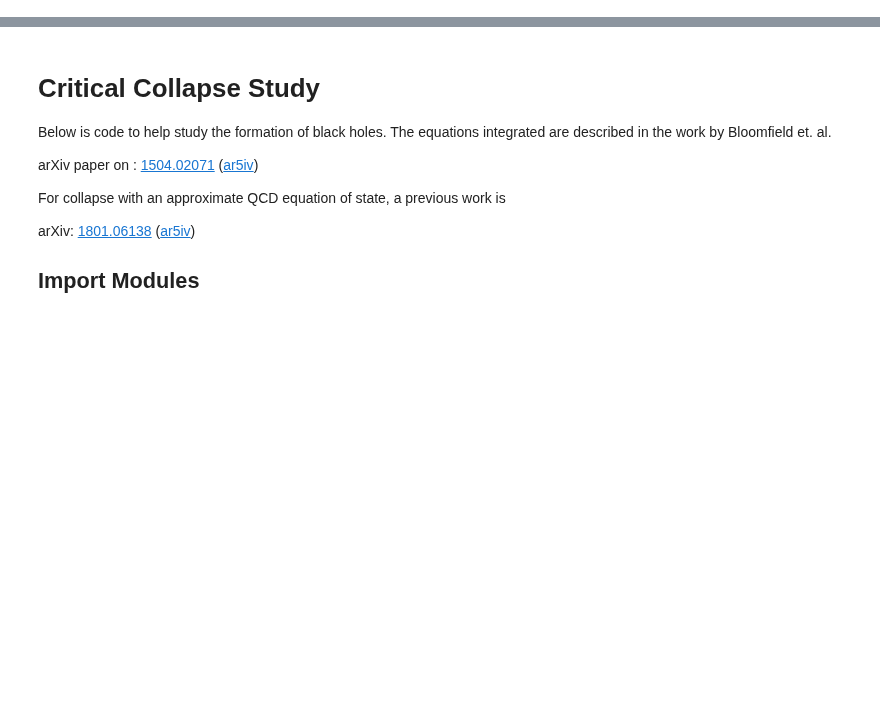
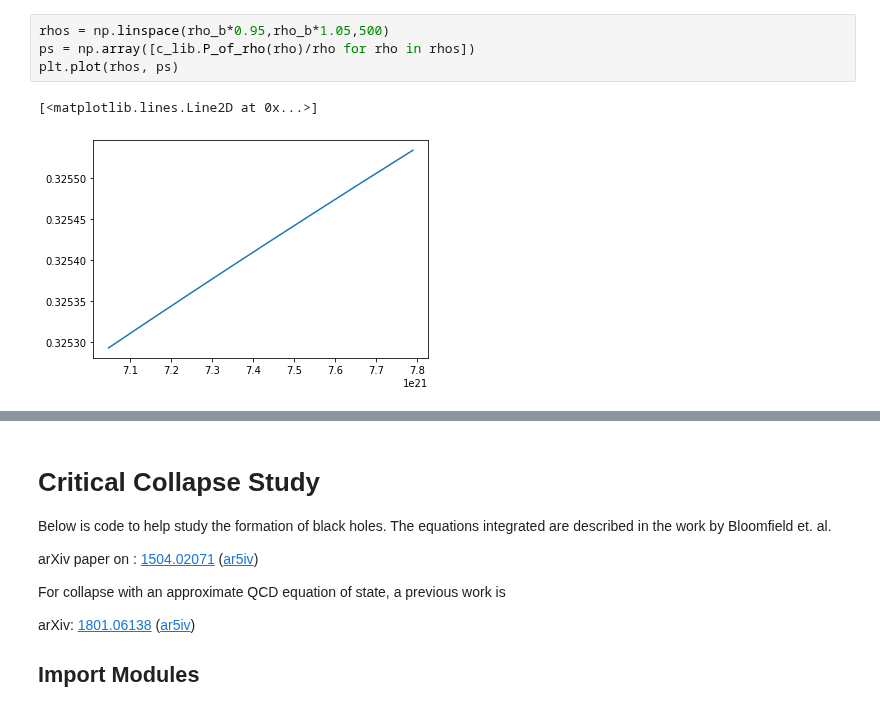
Before and after one commit to jbmertens/criticalcollapse, a Jupyter notebook: Critical_scaling.ipynb, the cells around one changed output, grey strips where cells are left out. Saved outputs shown, nothing was run; the diff lists cells and outputs as text; blank space fills up the shorter version.

```diff
--- a/Critical_scaling.ipynb
+++ b/Critical_scaling.ipynb
@@ -68,0 +104,7 @@ plt.hlines(1.0, Abar[0], Abar[-1])
+# %%
+rhos = np.linspace(rho_b*0.95,rho_b*1.05,500)
+ps = np.array([c_lib.P_of_rho(rho)/rho for rho in rhos])
+plt.plot(rhos, ps)
+# %% [output]
+[<matplotlib.lines.Line2D at 0x...>]
+[figure, added]
```
Also changed, not shown: parts of 10 cells of this notebook, 2 other files.
